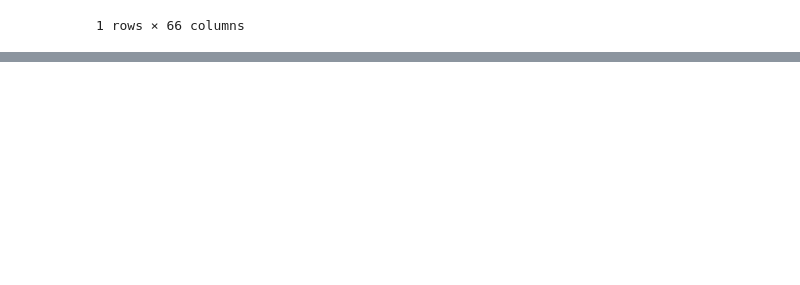
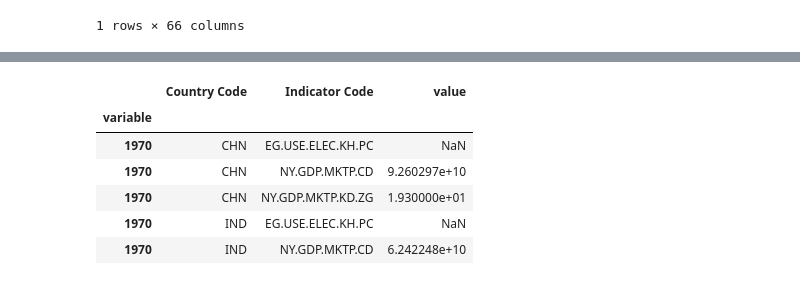
Before and after one commit to koonaparaju/data-512-final, a Jupyter notebook: FInal Project.ipynb, the cells around one changed output, grey strips where cells are left out. Saved outputs shown, nothing was run; the diff lists cells and outputs as text; code cells hidden in the pictures; blank space fills up the shorter version.

```diff
--- a/FInal Project.ipynb
+++ b/FInal Project.ipynb
@@ -52,0 +148,10 @@ pd.melt(ind_df, id_vars=['Country Code', 'Indicator Name'], value_vars=['2000',
+# %%
+pivot_df.head()
+# %% [output]
+|  | Country Code | Indicator Code | value |
+| variable |  |  |  |
+| 1970 | CHN | EG.USE.ELEC.KH.PC | NaN |
+| 1970 | CHN | NY.GDP.MKTP.CD | 9.260297e+10 |
+| 1970 | CHN | NY.GDP.MKTP.KD.ZG | 1.930000e+01 |
+| 1970 | IND | EG.USE.ELEC.KH.PC | NaN |
+| 1970 | IND | NY.GDP.MKTP.CD | 6.242248e+10 |
```
Also changed, not shown: parts of 20 cells of this notebook, 1 other file.
